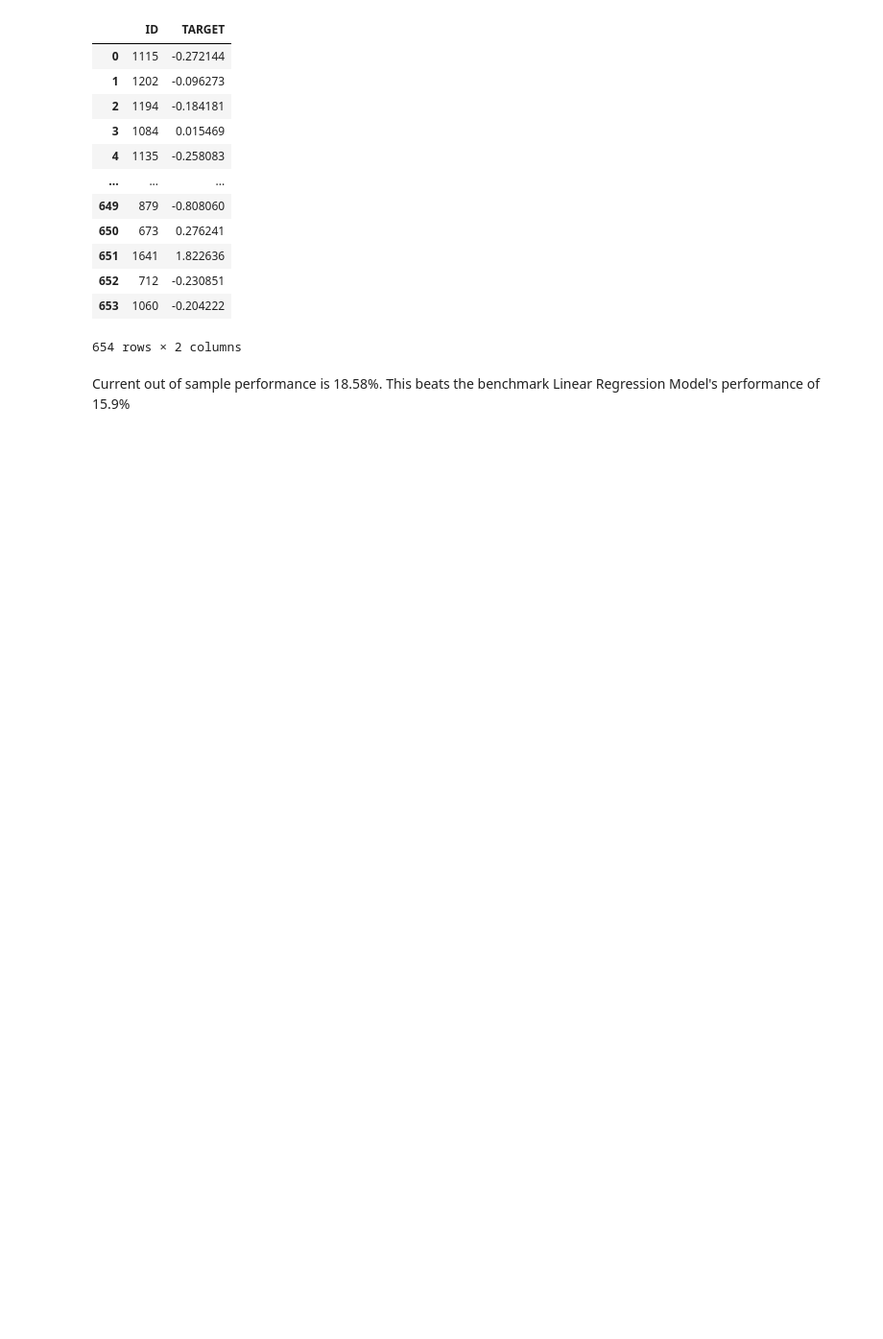
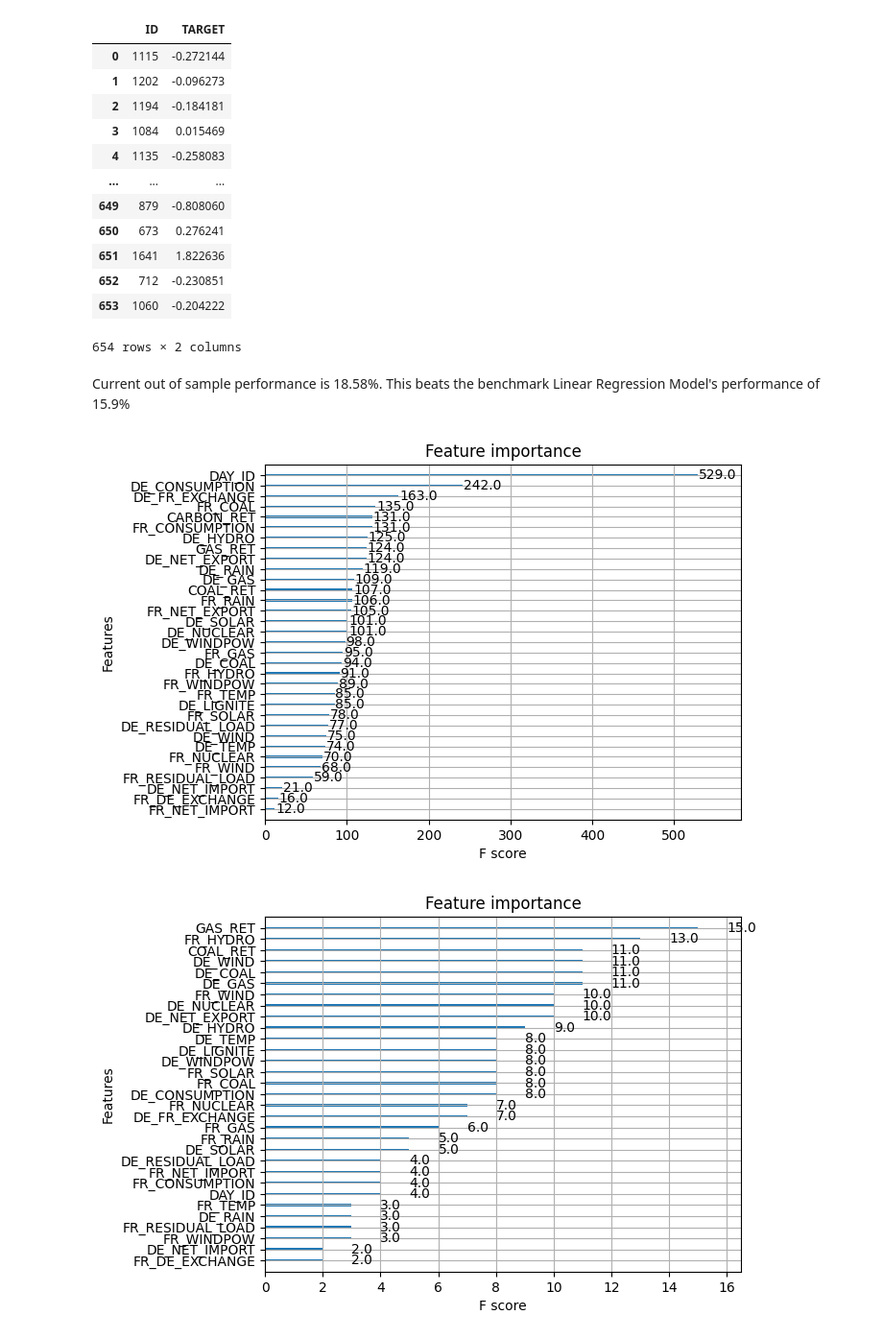
Before and after one commit to talhajamal11/QRT---Electricity-Prices---2023, a Jupyter notebook: src/main.ipynb, the cells around one changed output. Shown: that part at 96% size. Drawn from its saved outputs; the diff is of its cells as text; code cells hidden in the pictures; blank space fills up the shorter version.

Commit message:
Find a way to find the best features

```diff
--- a/src/main.ipynb
+++ b/src/main.ipynb
@@ -71,3 +77,14 @@ X = X.interpolate(method='polynomial', order=2)
 #fr_y_train = y_train[y_train.index.isin(fr_x_train.index)]
 # %% [markdown]
 # XGBoost Regression
+# %%
+# Find best XGB parameters
+# Split the training dataset into training and testing sets
+X_train, X_test, y_train, y_test = train_test_split(X.drop(['COUNTRY'], axis=1), y, test_size=0.33, random_state=42)
+xg_reg = XGBRegressor(objective='reg:squarederror', colsample_bytree=0.3, learning_rate=0.1,
+                          max_depth=5, alpha=10, n_estimators=10)
+# Fit the regressor to the training set
+xg_reg.fit(X_train, y_train)
+y_pred = xg_reg.predict(X_test)
+rmse = np.sqrt(mean_squared_error(y_test, y_pred))
+print("RMSE: %f" % (rmse))
@@ -110,3 +130,15 @@ Y_test_submission
 654 rows × 2 columns
 # %% [markdown]
 Current out of sample performance is 18.58%. This beats the benchmark Linear Regression Model's performance of 15.9%
+# %%
+# Feature importance
+base_model_feature_importance = xgb.feature_importances_
+new_model_feature_importance = xg_reg.feature_importances_
+
+# Plot feature importance
+plot_importance(xgb)
+plot_importance(xg_reg)
+plt.show()
+# %% [output]
+[figure, added]
+[figure, added]
```
Also changed, not shown: parts of 7 cells of this notebook.
